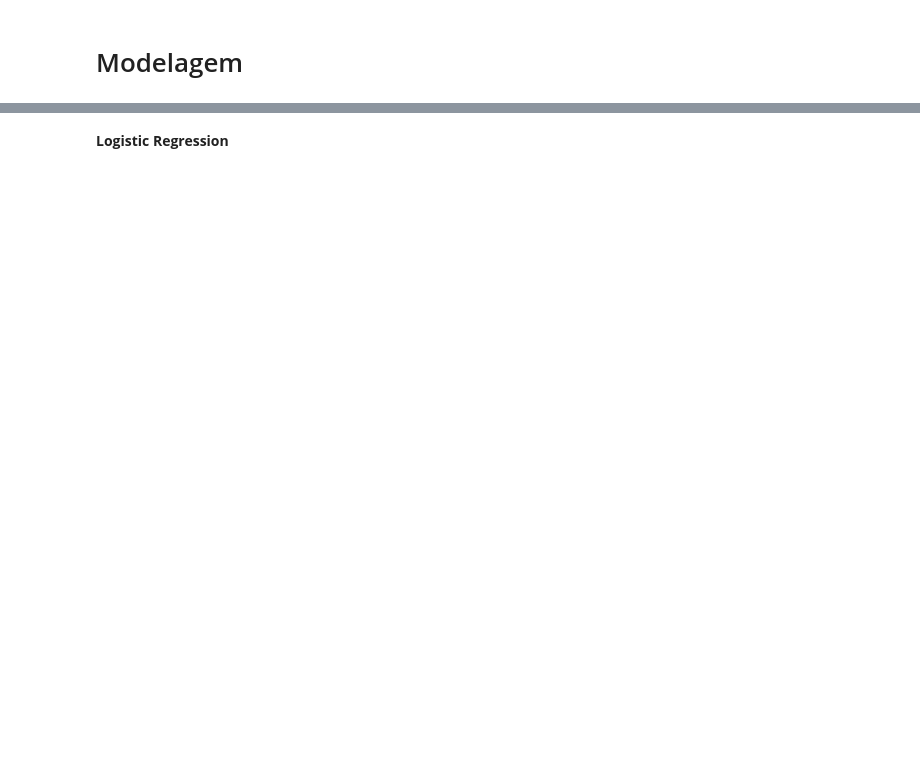
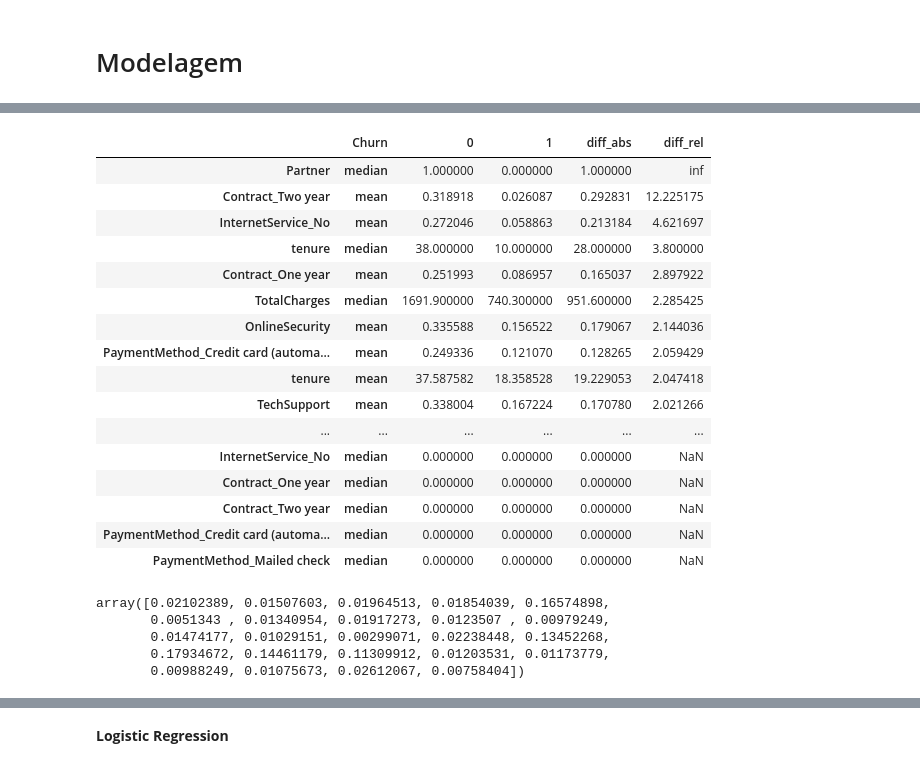
Before and after one commit to xmillena/Customer-Churn-predict, a Jupyter notebook: customer-churn-com-impacto-de-neg-cio (2).ipynb, the cells around one changed output, grey strips where cells are left out. Saved outputs shown, nothing was run; the diff lists cells and outputs as text; code cells hidden in the pictures; blank space fills up the shorter version.

```diff
--- a/customer-churn-com-impacto-de-neg-cio (2).ipynb
+++ b/customer-churn-com-impacto-de-neg-cio (2).ipynb
@@ -275,11 +271,12 @@ memory usage: 1.5 MB
+# %%
+features = df_final.drop(columns=['customerID', 'Churn', 'Tenure_Faixa_1-2 Anos', 'Tenure_Faixa_2-4 Anos', 'Tenure_Faixa_4-6 Anos']).columns.copy()
+target = 'Churn'
+X, y = df_final[features], df_final[target]
 # %% [markdown]
 # Modelagem
 # %%
 from sklearn.model_selection import train_test_split
 
-X = df_final.drop('Churn', axis=1)
-y = df_final['Churn']
-
-X_train, X_test, y_train, y_test = train_test_split(X, y, test_size=0.3, random_state=42, stratify=y)
+X_train, X_test, y_train, y_test = train_test_split(X, y, test_size=0.2, random_state=42, stratify=y)
 print(f"Treino: {X_train.shape}, Teste: {X_test.shape}")
 # %% [output]
@@ -286,0 +294,40 @@ Treino: (4930, 27), Teste: (2113, 27)
+# %%
+df_analise = X_train.copy()
+df_analise[target] = y_train
+sumario = df_analise.groupby(by=target).agg(['mean', "median"]).T
+
+sumario['diff_abs'] = sumario[0]-sumario[1]
+sumario['diff_rel'] = sumario[0]/sumario[1]
+
+sumario.sort_values(by='diff_rel', ascending=False)
+# %% [output]
+|  | Churn | 0 | 1 | diff_abs | diff_rel |
+| Partner | median | 1.000000 | 0.000000 | 1.000000 | inf |
+| Contract_Two year | mean | 0.318918 | 0.026087 | 0.292831 | 12.225175 |
+| InternetService_No | mean | 0.272046 | 0.058863 | 0.213184 | 4.621697 |
+| tenure | median | 38.000000 | 10.000000 | 28.000000 | 3.800000 |
+| Contract_One year | mean | 0.251993 | 0.086957 | 0.165037 | 2.897922 |
+| TotalCharges | median | 1691.900000 | 740.300000 | 951.600000 | 2.285425 |
+| OnlineSecurity | mean | 0.335588 | 0.156522 | 0.179067 | 2.144036 |
+| PaymentMethod_Credit card (automa... | mean | 0.249336 | 0.121070 | 0.128265 | 2.059429 |
+| tenure | mean | 37.587582 | 18.358528 | 19.229053 | 2.047418 |
+| TechSupport | mean | 0.338004 | 0.167224 | 0.170780 | 2.021266 |
+| ... | ... | ... | ... | ... | ... |
+| InternetService_No | median | 0.000000 | 0.000000 | 0.000000 | NaN |
+| Contract_One year | median | 0.000000 | 0.000000 | 0.000000 | NaN |
+| Contract_Two year | median | 0.000000 | 0.000000 | 0.000000 | NaN |
+| PaymentMethod_Credit card (automa... | median | 0.000000 | 0.000000 | 0.000000 | NaN |
+| PaymentMethod_Mailed check | median | 0.000000 | 0.000000 | 0.000000 | NaN |
+# %%
+from sklearn import tree
+
+arvore = tree.DecisionTreeClassifier(random_state=42)
+arvore.fit(X_train, y_train)
+
+arvore.feature_importances_
+# %% [output]
+array([0.02102389, 0.01507603, 0.01964513, 0.01854039, 0.16574898,
+       0.0051343 , 0.01340954, 0.01917273, 0.0123507 , 0.00979249,
+       0.01474177, 0.01029151, 0.00299071, 0.02238448, 0.13452268,
+       0.17934672, 0.14461179, 0.11309912, 0.01203531, 0.01173779,
+       0.00988249, 0.01075673, 0.02612067, 0.00758404])
```
Also changed, not shown: parts of 14 cells of this notebook.
